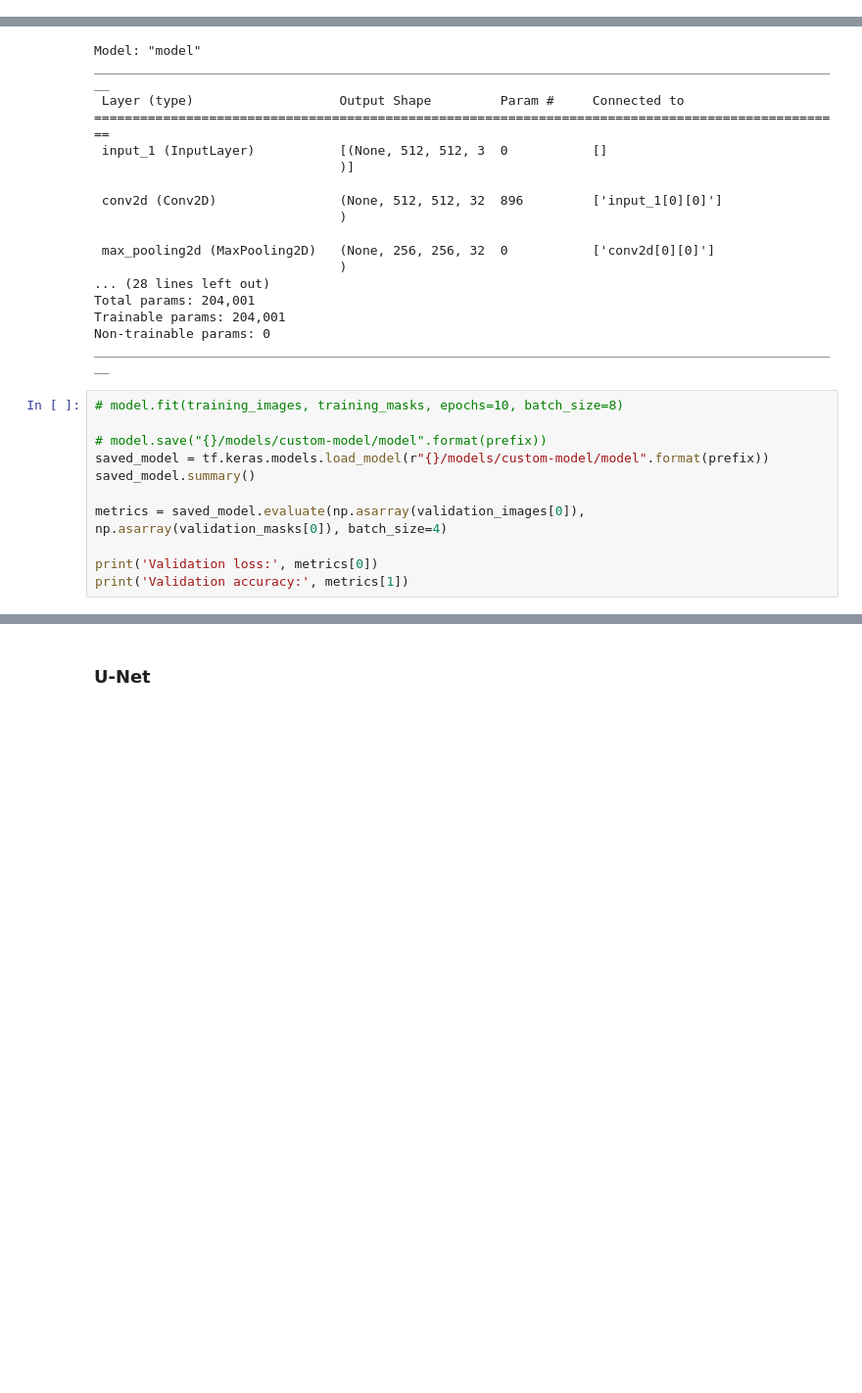
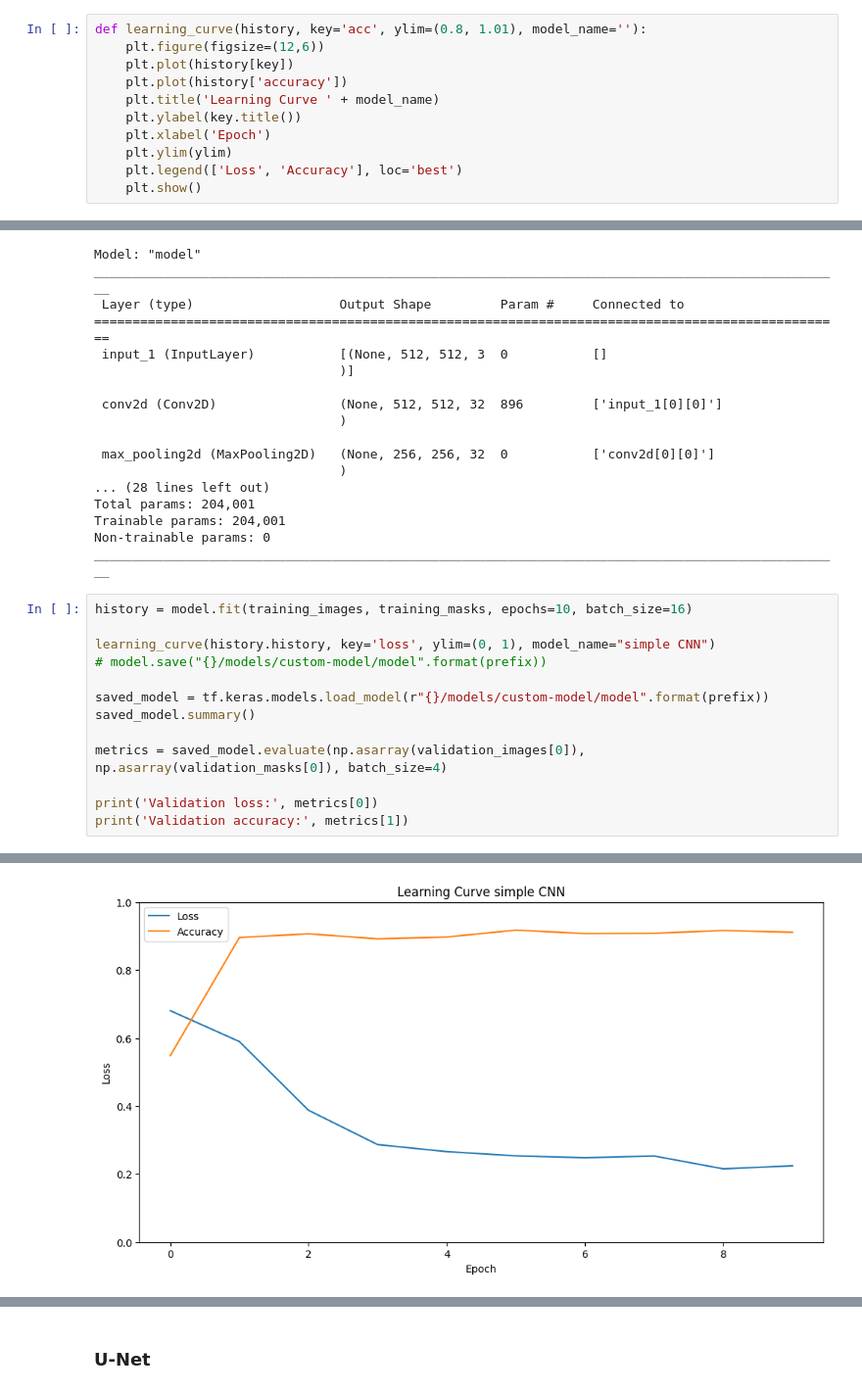
Before and after one commit to radufx/deftrack-experiments, a Jupyter notebook: training.ipynb, the cells around one changed output, grey strips where cells are left out. Shown at 98% size. Cells and saved outputs as stored; diff of their text form; blank space fills up the shorter version.

```diff
--- a/training.ipynb
+++ b/training.ipynb
@@ -104,6 +104,17 @@ training_masks = np.array(training_masks)
 
 validation_images = np.array(validation_images)
 validation_masks = np.array(validation_masks)
+# %%
+def learning_curve(history, key='acc', ylim=(0.8, 1.01), model_name=''):
+    plt.figure(figsize=(12,6))
+    plt.plot(history[key])
+    plt.plot(history['accuracy'])
+    plt.title('Learning Curve ' + model_name)
+    plt.ylabel(key.title())
+    plt.xlabel('Epoch')
+    plt.ylim(ylim)
+    plt.legend(['Loss', 'Accuracy'], loc='best')
+    plt.show()
 # %% [markdown]
 ### Custom model
 # %%
@@ -145,9 +156,11 @@ Trainable params: 204,001
 Non-trainable params: 0
 __________________________________________________________________________________________________
 # %%
-# model.fit(training_images, training_masks, epochs=10, batch_size=8)
+history = model.fit(training_images, training_masks, epochs=10, batch_size=16)
 
+learning_curve(history.history, key='loss', ylim=(0, 1), model_name="simple CNN")
 # model.save("{}/models/custom-model/model".format(prefix))
+
 saved_model = tf.keras.models.load_model(r"{}/models/custom-model/model".format(prefix))
 saved_model.summary()
 
@@ -175,0 +192 @@ Validation accuracy: 0.6875686645507812
+[figure, added]
```
Also changed, not shown: parts of 8 cells of this notebook, 7 other files.
